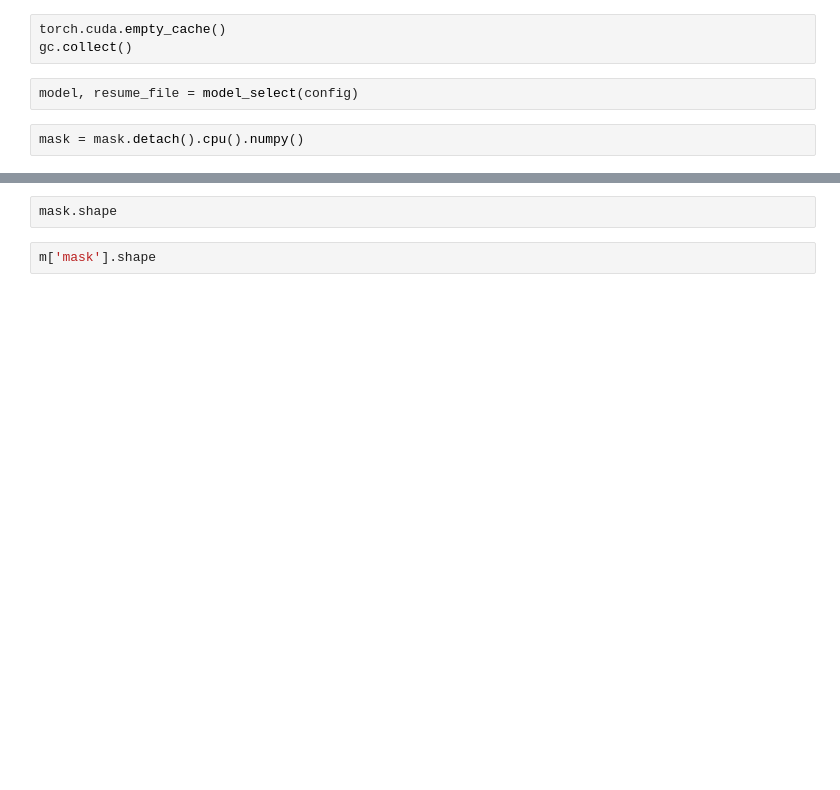
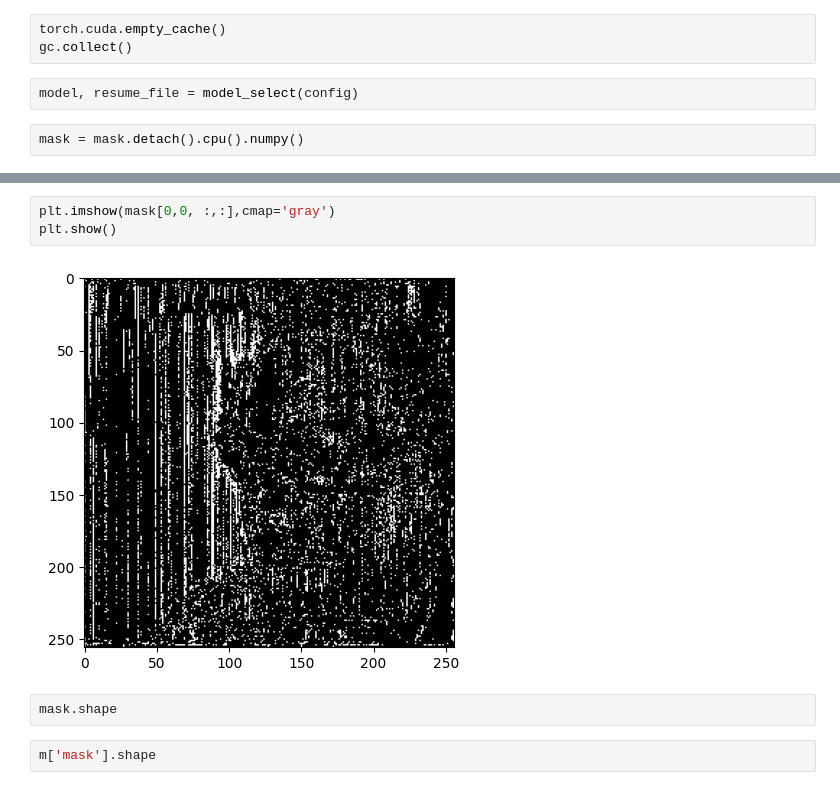
Before and after one commit to ana-caznok/recon-segment, a Jupyter notebook: inference.ipynb, the cells around one changed output, grey strips where cells are left out. Saved outputs shown, nothing was run; the diff lists cells and outputs as text; blank space fills up the shorter version.

```diff
--- a/inference.ipynb
+++ b/inference.ipynb
@@ -352,3 +359,8 @@ plt.show()
+# %%
+plt.imshow(mask[0,0, :,:],cmap='gray')
+plt.show()
+# %% [output]
+[figure, added]
 # %%
 mask.shape
 # %%
```
Also changed, not shown: parts of 6 cells of this notebook, 2 other files.
